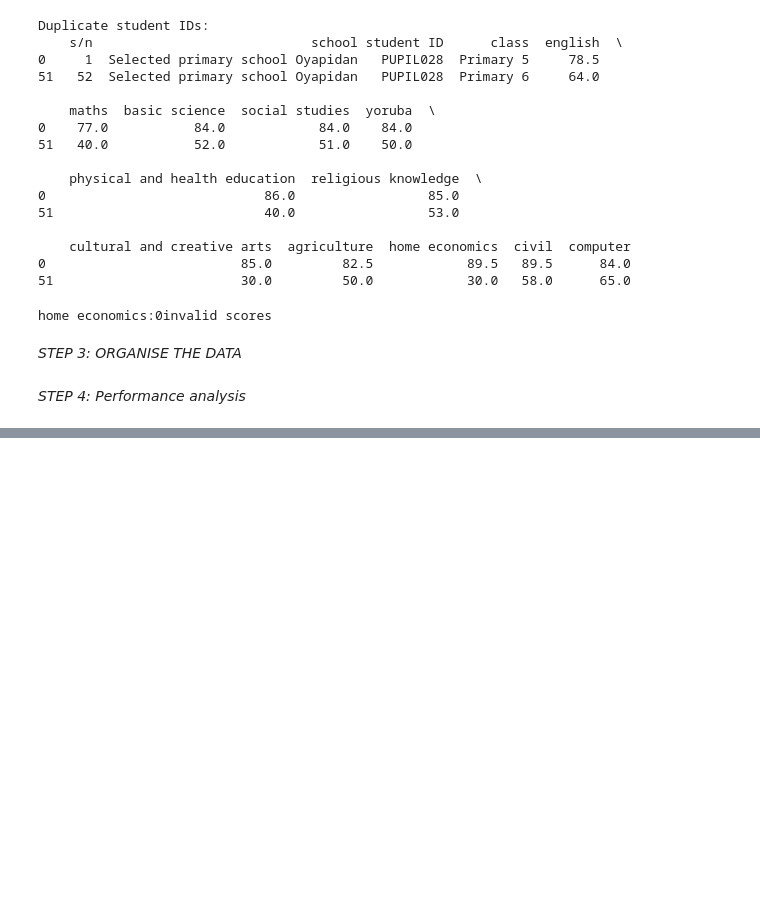
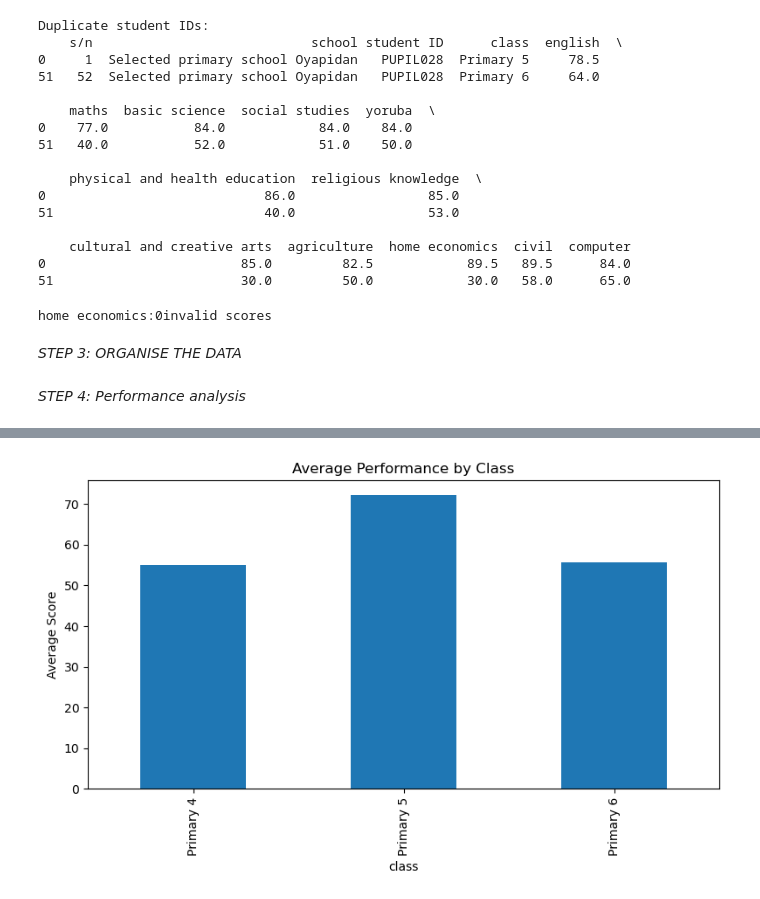
Before and after one commit to franklinxlnt16-dotcom/Student-Academic-Performance-Monitoring-System, a Jupyter notebook: Third Semester project.ipynb, the cells around one changed output, grey strips where cells are left out. Saved outputs shown, nothing was run; the diff lists cells and outputs as text; code cells hidden in the pictures; blank space fills up the shorter version.

```diff
--- a/Third Semester project.ipynb
+++ b/Third Semester project.ipynb
@@ -180,0 +239,10 @@ print
+# %%
+#Class performance
+df.groupby("class")["Average Score"].mean().plot(
+    kind="bar",figsize=(8,5))
+plt.title("Average Performance by Class")
+plt.ylabel("Average Score")
+plt.tight_layout()
+plt.show()
+# %% [output]
+[figure, added]
```
Also changed, not shown: parts of 6 cells of this notebook.
